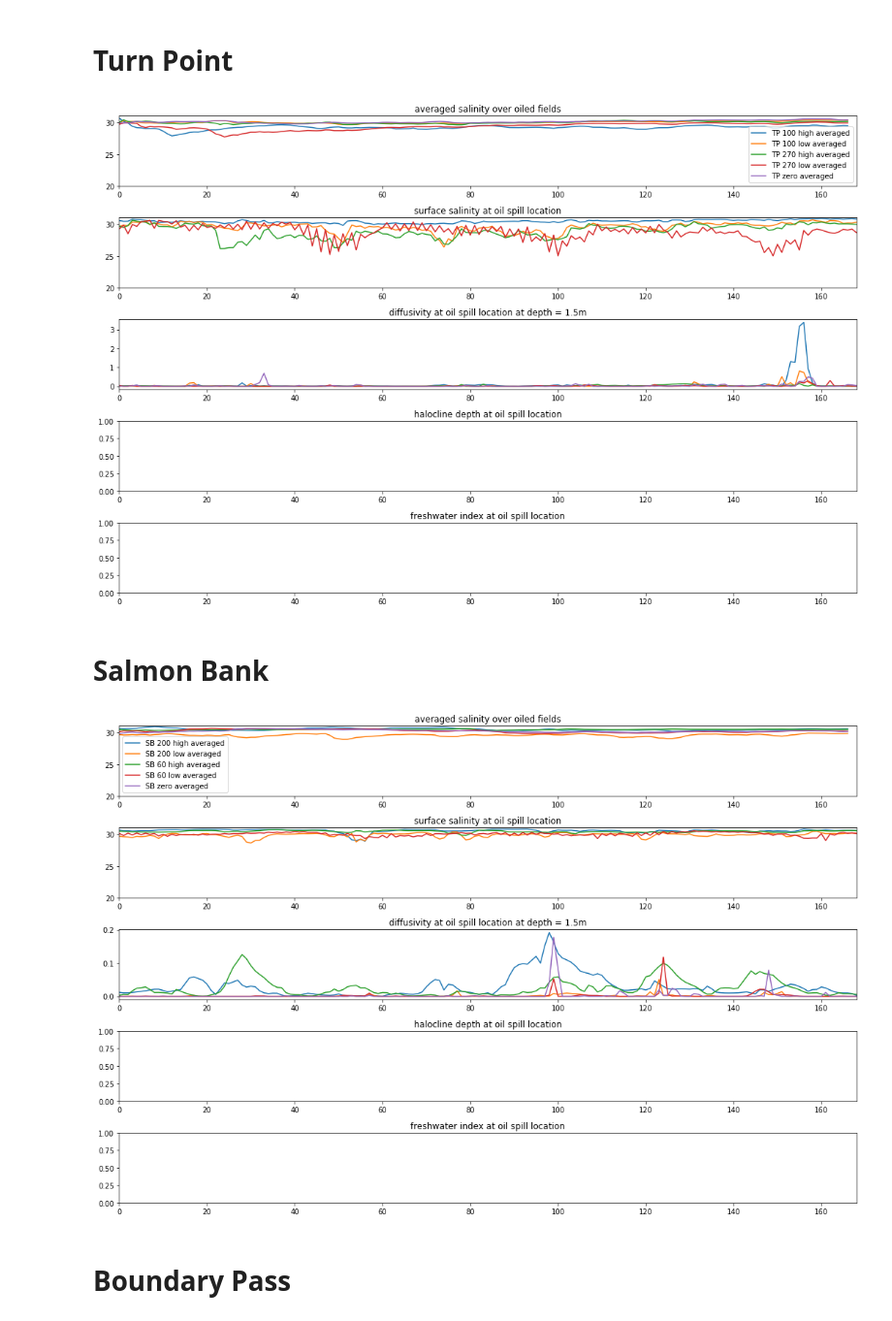
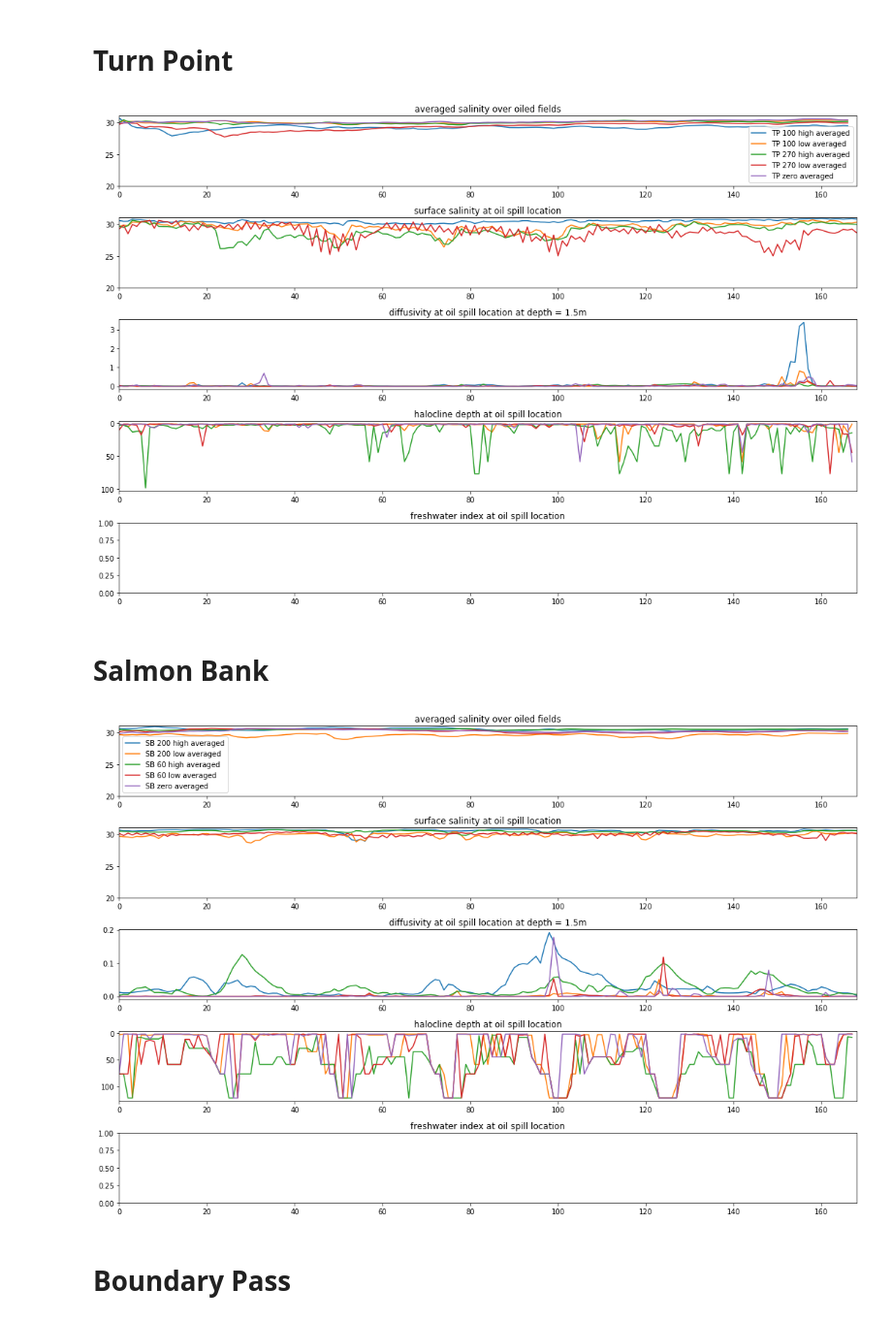
Before and after one commit to SalishSeaCast/analysis-vicky, a Jupyter notebook: notebooks/SixteenRuns.ipynb, the cells around one changed output. Shown at 97% size. Saved outputs shown, nothing was run; the diff lists cells and outputs as text; code cells hidden in the pictures.

Commit message:
add haloclines

```diff
--- a/notebooks/SixteenRuns.ipynb
+++ b/notebooks/SixteenRuns.ipynb
@@ -330,6 +412,12 @@ ax[2].plot(TPd3, label = 'SOG 150 low')
 ax[2].plot(TPd4, label = 'SOG zero')
 ax[2].set_title('diffusivity at oil spill location at depth = 1.5m')
 
+ax[3].plot(TPh0)
+ax[3].plot(TPh1)
+ax[3].plot(TPh2)
+ax[3].plot(TPh3)
+ax[3].plot(TPh4)
+ax[3].invert_yaxis()
 ax[3].set_title('halocline depth at oil spill location')
 
 ax[4].set_title('freshwater index at oil spill location')
@@ -338,7 +426,7 @@ for a in ax:
     a.set_xlim(0,168)
 plt.tight_layout()
 # %% [output]
-[figure, old version]
+[figure, new version]
 # %% [markdown]
 # Salmon Bank
 # %%
@@ -367,6 +455,22 @@ for key in list(SOG350hight['Results']['Diffusivity'].keys()):
     SBd2 = np.append(SBd2, SB150hight['Results']['Diffusivity'][key][-2, 266, 255])
     SBd3 = np.append(SBd3, SB150lowt['Results']['Diffusivity'][key][-2, 266, 255])
     SBd4 = np.append(SBd4, zerot['Results']['Diffusivity'][key][-2, 266, 255])
+# %%
+SBh0 = make_list_of_halocline(267, 256,
+                               np.sort(glob.glob('/data/vdo/results/completed-runs/fake_winds/SB/26dec16/*SalishSea*grid_T*'))[3:-1],
+                               np.sort(glob.glob('/data/vdo/results/completed-runs/fake_winds/SB/26dec16/*/*SalishSea*carp_T*'))[3:-1])
+SBh1 = make_list_of_halocline(267, 256,
+                               np.sort(glob.glob('/data/vdo/results/completed-runs/fake_winds/TP/13oct18/*/*SalishSea*grid_T*'))[3:-1],
+                               np.sort(glob.glob('/data/vdo/results/completed-runs/fake_winds/TP/13oct18/*/*SalishSea*carp_T*'))[3:-1])
+SBh2 = make_list_of_halocline(267, 256,
+                               np.sort(glob.glob('/data/vdo/results/completed-runs/fake_winds/SB/26jun16/*/*SalishSea*grid_T*'))[3:-1],
+                               np.sort(glob.glob('/data/vdo/results/completed-runs/fake_winds/SB/26jun16/*/*SalishSea*carp_T*'))[3:-1])
+SBh3 = make_list_of_halocline(267, 256,
+                               np.sort(glob.glob('/data/vdo/results/completed-runs/fake_winds/SB/02aug18/*/*SalishSea*grid_T*'))[3:-1],
+                               np.sort(glob.glob('/data/vdo/results/completed-runs/fake_winds/SB/02aug18/*/*SalishSea*carp_T*'))[3:-1])
+SBh4 = make_list_of_halocline(267, 256,
+                               np.sort(glob.glob('/data/vdo/results/completed-runs/fake_winds/zero_winds/*/*SalishSea*grid_T*'))[3:-1],
+                               np.sort(glob.glob('/data/vdo/results/completed-runs/fake_winds/zero_winds/*/*SalishSea*carp_T*'))[3:-1])
 # %%
 fig, ax = plt.subplots(5, 1, figsize = (15,10))
 ax[0].plot(SB350highsal, label = 'SB 200 high averaged')
@@ -374,34 +478,40 @@ ax[0].plot(SB350lowsal, label = 'SB 200 low averaged')
 ax[0].plot(SB150highsal, label = 'SB 60 high averaged')
 ax[0].plot(SB150lowsal, label = 'SB 60 low averaged')
 ax[0].plot(SBzerosal, label = 'SB zero averaged')
 ax[0].legend()
 ax[0].set_title('averaged salinity over oiled fields')
 ax[0].set_ylim(20,31);
 
 ax[1].plot(SBs0, label = 'SOG 350 high')
 ax[1].plot(SBs1,label = 'SOG 350 low')
 ax[1].plot(SBs2,  label = 'SOG 150 high')
 ax[1].plot(SBs3, label = 'SOG 150 low')
 ax[1].plot(SBs4, label = 'SOG zero')
 ax[1].set_title('surface salinity at oil spill location')
 ax[1].set_ylim(20,31);
 
 ax[2].plot(SBd0, label = 'SOG 350 high')
 ax[2].plot(SBd1,label = 'SOG 350 low')
 ax[2].plot(SBd2,  label = 'SOG 150 high')
 ax[2].plot(SBd3, label = 'SOG 150 low')
 ax[2].plot(SBd4, label = 'SOG zero')
 ax[2].set_title('diffusivity at oil spill location at depth = 1.5m')
 
+ax[3].plot(SBh0)
+ax[3].plot(SBh1)
+ax[3].plot(SBh2)
+ax[3].plot(SBh3)
+ax[3].plot(SBh4)
+ax[3].invert_yaxis()
 ax[3].set_title('halocline depth at oil spill location')
 
 ax[4].set_title('freshwater index at oil spill location')
 
 for a in ax:
     a.set_xlim(0,168)
 plt.tight_layout()
 # %% [output]
-[figure, old version]
+[figure, new version]
 # %% [markdown]
 # Boundary Pass
 # %%
```
Also changed, not shown: parts of 11 cells of this notebook.
